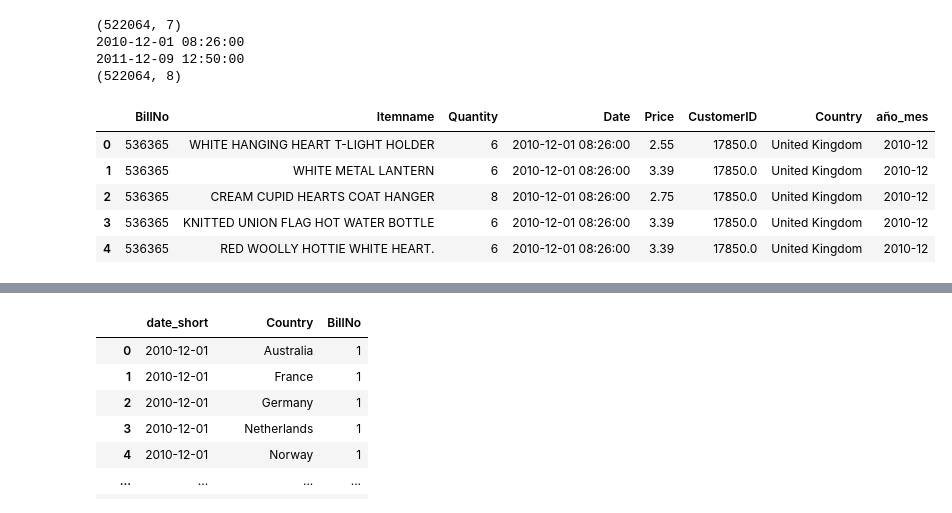
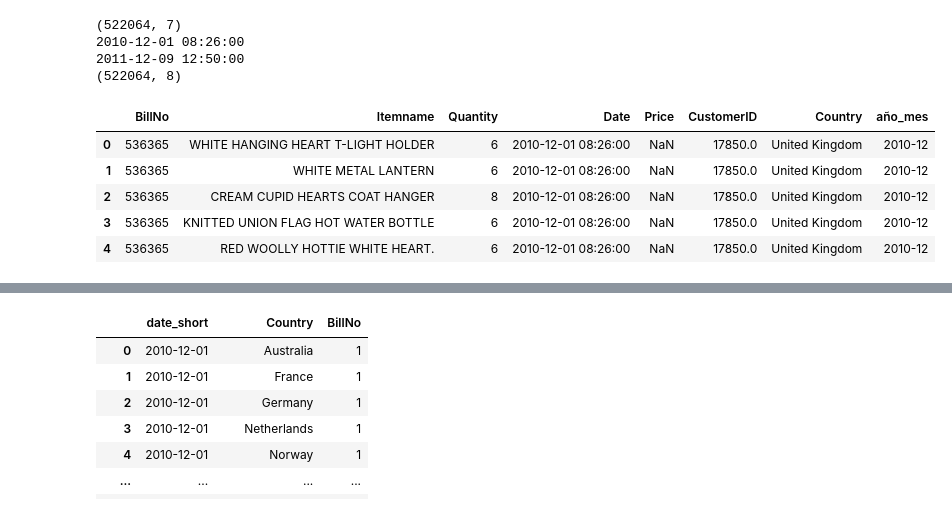
Before and after one commit to Hector-El-Father/Estudiando-ciencia-de-datos, a Jupyter notebook: basket market/prepare_basket.ipynb, the cells around one changed output, grey strips where cells are left out. Saved outputs shown, nothing was run; the diff lists cells and outputs as text; code cells hidden in the pictures.

```diff
--- a/basket market/prepare_basket.ipynb
+++ b/basket market/prepare_basket.ipynb
@@ -6,24 +6,25 @@ import matplotlib.pyplot as plt
 import seaborn as sns
 import numpy as np
 # %%
-basket=pd.read_csv(r"/Users/hectorrr/proyectos/basket market/dataset/Assignment-1_Data.csv", delimiter=";")
+basket=pd.read_csv(r"/Users/hectorrr/proyectos/basket market/dataset/Assignment-1_Data.csv", delimiter=";", dtype={0: str})
 print(basket.shape)
+basket['Price'] = pd.to_numeric(basket['Price'], errors='coerce')
 basket["Date"]=pd.to_datetime(basket["Date"],format="%d.%m.%Y %H:%M")
 print(basket["Date"].min())
 print(basket["Date"].max())
 basket["Price"]=basket["Price"].replace({",":"."}, regex=True)
 basket["Price"]=basket["Price"].astype(float)
 basket["año_mes"] = basket["Date"].dt.to_period("M")
 print(basket.shape)
 basket.head(5)
 # %% [output]
 (522064, 7)
 2010-12-01 08:26:00
 2011-12-09 12:50:00
 (522064, 8)
 |  | BillNo | Itemname | Quantity | Date | Price | CustomerID | Country | año_mes |
-| 0 | 536365 | WHITE HANGING HEART T-LIGHT HOLDER | 6 | 2010-12-01 08:26:00 | 2.55 | 17850.0 | United Kingdom | 2010-12 |
-| 1 | 536365 | WHITE METAL LANTERN | 6 | 2010-12-01 08:26:00 | 3.39 | 17850.0 | United Kingdom | 2010-12 |
-| 2 | 536365 | CREAM CUPID HEARTS COAT HANGER | 8 | 2010-12-01 08:26:00 | 2.75 | 17850.0 | United Kingdom | 2010-12 |
-| 3 | 536365 | KNITTED UNION FLAG HOT WATER BOTTLE | 6 | 2010-12-01 08:26:00 | 3.39 | 17850.0 | United Kingdom | 2010-12 |
-| 4 | 536365 | RED WOOLLY HOTTIE WHITE HEART. | 6 | 2010-12-01 08:26:00 | 3.39 | 17850.0 | United Kingdom | 2010-12 |
+| 0 | 536365 | WHITE HANGING HEART T-LIGHT HOLDER | 6 | 2010-12-01 08:26:00 | NaN | 17850.0 | United Kingdom | 2010-12 |
+| 1 | 536365 | WHITE METAL LANTERN | 6 | 2010-12-01 08:26:00 | NaN | 17850.0 | United Kingdom | 2010-12 |
+| 2 | 536365 | CREAM CUPID HEARTS COAT HANGER | 8 | 2010-12-01 08:26:00 | NaN | 17850.0 | United Kingdom | 2010-12 |
+| 3 | 536365 | KNITTED UNION FLAG HOT WATER BOTTLE | 6 | 2010-12-01 08:26:00 | NaN | 17850.0 | United Kingdom | 2010-12 |
+| 4 | 536365 | RED WOOLLY HOTTIE WHITE HEART. | 6 | 2010-12-01 08:26:00 | NaN | 17850.0 | United Kingdom | 2010-12 |
```
Also changed, not shown: parts of 12 cells of this notebook.
